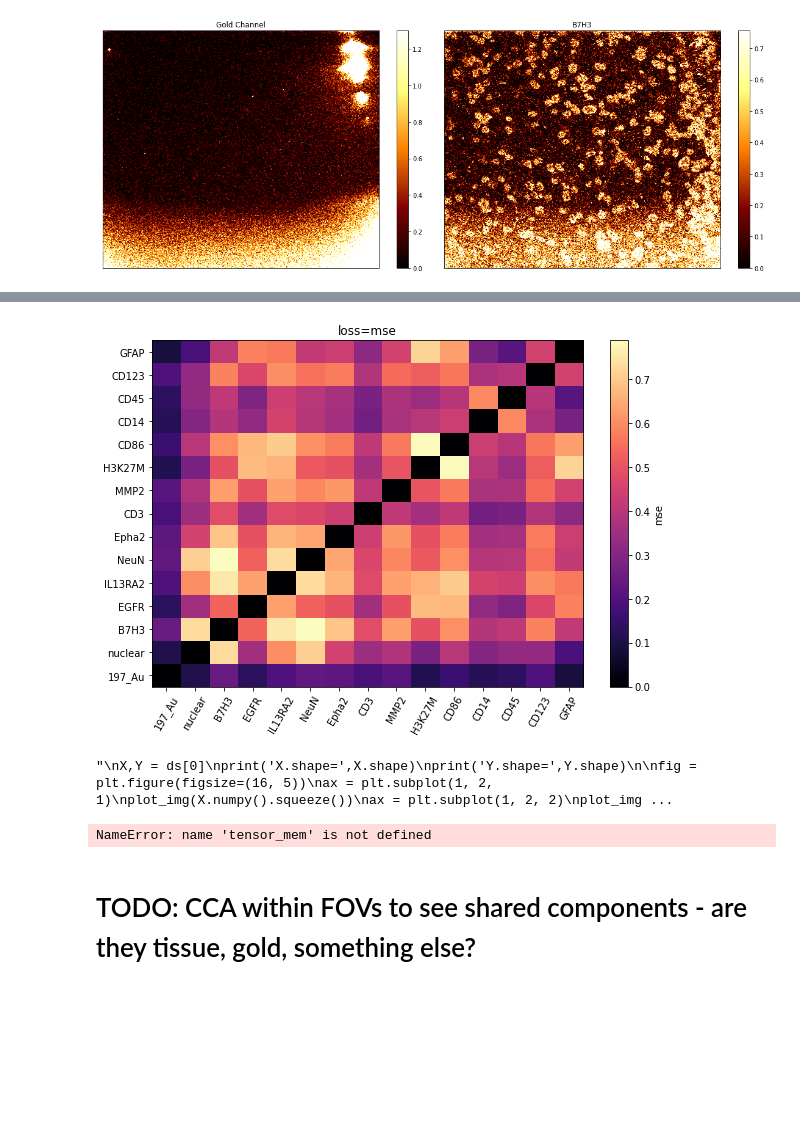
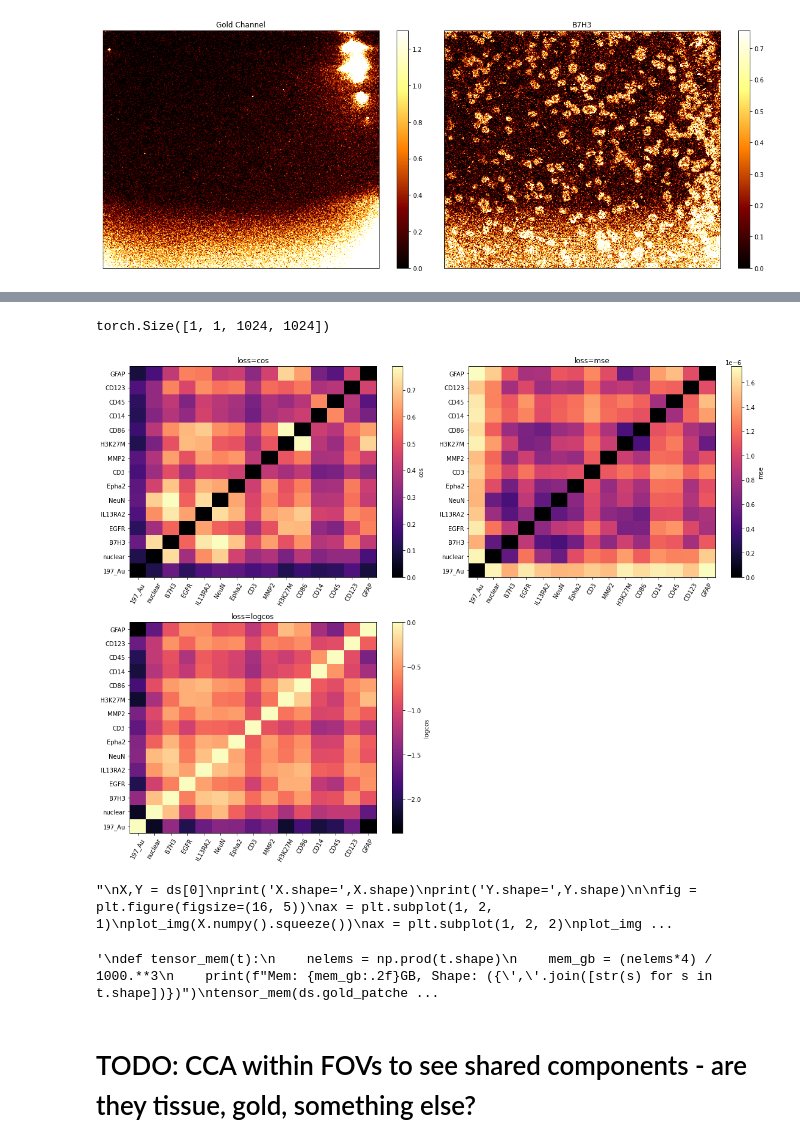
Before and after one commit to ParkerICI/mibi_processing, a Jupyter notebook: notebooks/Convnet for Background Subtraction.ipynb, the cells around one changed output, grey strips where cells are left out. Drawn from its saved outputs; the diff is of its cells as text; code cells hidden in the pictures; blank space fills up the shorter version.

```diff
--- a/notebooks/Convnet for Background Subtraction.ipynb
+++ b/notebooks/Convnet for Background Subtraction.ipynb
@@ -109,20 +150,11 @@ sim_matrices['mse'] = make_sim_mat(mse_loss)
-# %%
-nrows = int(np.ceil(len(sim_matrices) / 2))
-ncols = 2
-
-chan_indices = [gold_chan_idx] + list(mp_img.included_channel_indices())
-labels = [mp_img.df_channel.loc[chan_idx]['Label'] for chan_idx in chan_indices]
-
-fig = plt.figure(figsize=(16, nrows*6))
-for k,loss_name in enumerate(['mse']):
-    ax = plt.subplot(nrows, ncols, k+1)
-    plt.imshow(sim_matrices[loss_name], interpolation='nearest', aspect='auto', cmap=plt.cm.magma, origin='lower')
-    plt.xticks(np.arange(len(chan_indices)), labels, rotation=60)
-    plt.yticks(np.arange(len(chan_indices)), labels)
-    plt.colorbar(label=loss_name)
-    plt.title(f"loss={loss_name}")
-    plt.autoscale(tight=True)
-
-plt.tight_layout()
-# %% [output]
-[figure, removed]
+# %%
+X = img1.unsqueeze(0).unsqueeze(0).float()
+Y = img2.unsqueeze(0).unsqueeze(0).float()
+Z = img3.unsqueeze(0).unsqueeze(0).float()
+
+net = BGSubAndDenoiser()
+
+XYout = net(X, Y)
+XYout.shape
+# %% [output]
+torch.Size([1, 1, 1024, 1024])
@@ -129,3 +174,23 @@ plt.tight_layout()
+# %%
+nrows = int(np.ceil(len(sim_matrices) / 2))
+ncols = 2
+
+chan_indices = [gold_chan_idx] + list(mp_img.included_channel_indices())
+labels = [mp_img.df_channel.loc[chan_idx]['Label'] for chan_idx in chan_indices]
+
+fig = plt.figure(figsize=(16, nrows*6))
+for k,loss_name in enumerate(['cos', 'mse', 'logcos']):
+    ax = plt.subplot(nrows, ncols, k+1)
+    plt.imshow(sim_matrices[loss_name], interpolation='nearest', aspect='auto', cmap=plt.cm.magma, origin='lower')
+    plt.xticks(np.arange(len(chan_indices)), labels, rotation=60)
+    plt.yticks(np.arange(len(chan_indices)), labels)
+    plt.colorbar(label=loss_name)
+    plt.title(f"loss={loss_name}")
+    plt.autoscale(tight=True)
+
+plt.tight_layout()
+# %% [output]
+[figure, added]
 # %%
 """
 X,Y = ds[0]
@@ -148,10 +213,10 @@ def tensor_mem(t):
     mem_gb = (nelems*4) / 1000.**3
     print(f"Mem: {mem_gb:.2f}GB, Shape: ({','.join([str(s) for s in t.shape])})")
 tensor_mem(ds.gold_patches['Point4'])
+tensor_mem(ds.chan_patches['Point4'])
 """
-tensor_mem(ds.chan_patches['Point4'])
 # %% [output]
-NameError: name 'tensor_mem' is not defined
+'\ndef tensor_mem(t):\n    nelems = np.prod(t.shape)\n    mem_gb = (nelems*4) / 1000.**3\n    print(f"Mem: {mem_gb:.2f}GB, Shape: ({\',\'.join([str(s) for s in t.shape])})")\ntensor_mem(ds.gold_patche ...
 # %% [markdown]
 # TODO: CCA within FOVs to see shared components - are they tissue, gold, something else?
 # %%
```
Also changed, not shown: parts of 7 cells of this notebook, 4 other files.
